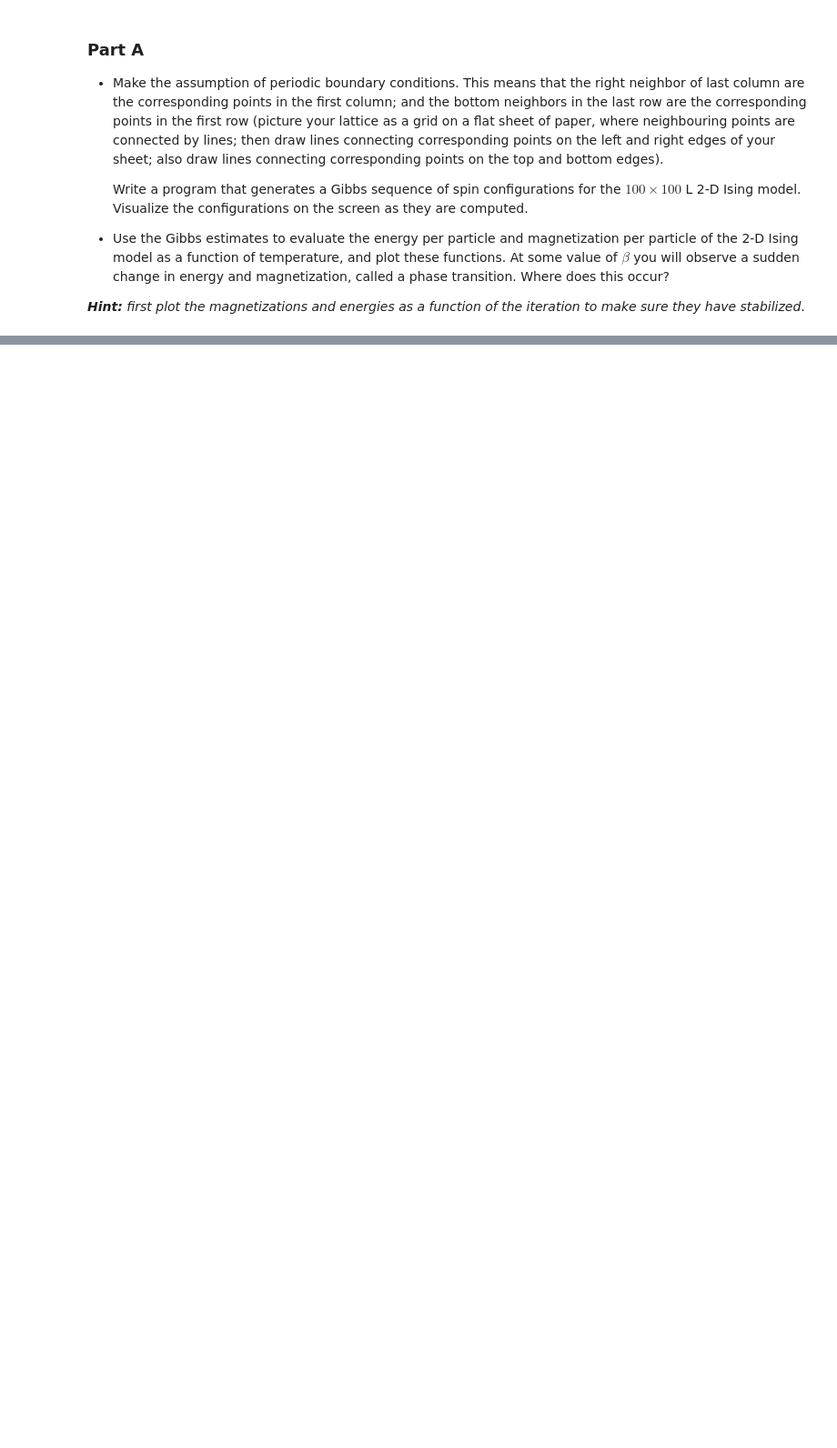
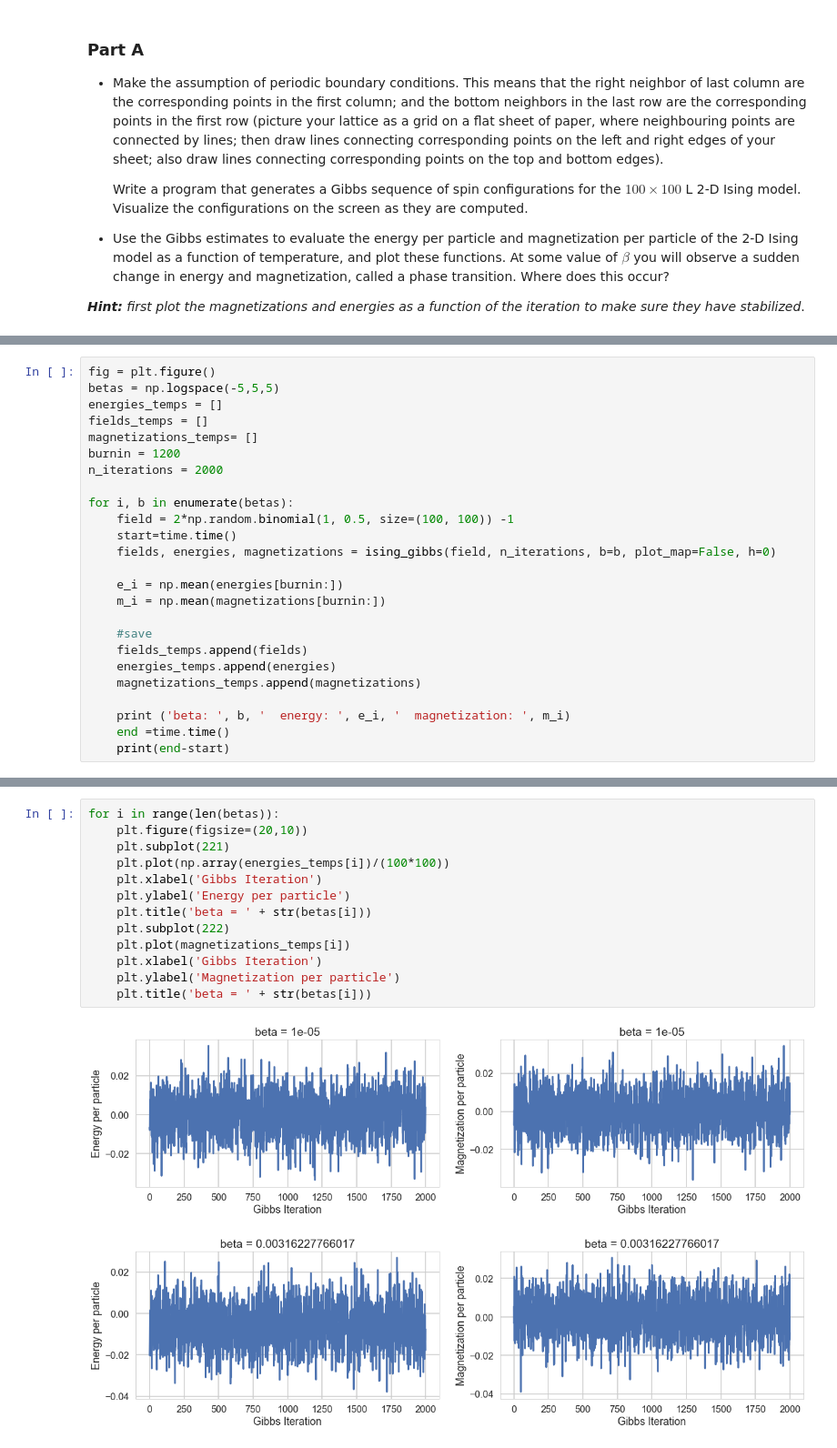
Before and after one commit to nikhilaravi/am207, a Jupyter notebook: Long_HW2_Nikhila_Ravi.ipynb, the cells around one changed output, grey strips where cells are left out. Shown at 91% size. Saved outputs shown, nothing was run; the diff lists cells and outputs as text; blank space fills up the shorter version.

```diff
--- a/Long_HW2_Nikhila_Ravi.ipynb
+++ b/Long_HW2_Nikhila_Ravi.ipynb
@@ -284,0 +218,25 @@ plt.plot(temps, energies_final)
+# %%
+fig = plt.figure()
+betas = np.logspace(-5,5,5)
+energies_temps = []
+fields_temps = []
+magnetizations_temps= []
+burnin = 1200
+n_iterations = 2000
+
+for i, b in enumerate(betas):
+    field = 2*np.random.binomial(1, 0.5, size=(100, 100)) -1
+    start=time.time()
+    fields, energies, magnetizations = ising_gibbs(field, n_iterations, b=b, plot_map=False, h=0)
+
+    e_i = np.mean(energies[burnin:])
+    m_i = np.mean(magnetizations[burnin:])
+
+    #save
+    fields_temps.append(fields)
+    energies_temps.append(energies)
+    magnetizations_temps.append(magnetizations)
+
+    print ('beta: ', b, '  energy: ', e_i, '  magnetization: ', m_i)
+    end =time.time()
+    print(end-start)
@@ -284,0 +255,16 @@ plt.plot(temps, energies_final)
+# %%
+for i in range(len(betas)):
+    plt.figure(figsize=(20,10))
+    plt.subplot(221)
+    plt.plot(np.array(energies_temps[i])/(100*100))
+    plt.xlabel('Gibbs Iteration')
+    plt.ylabel('Energy per particle')
+    plt.title('beta = ' + str(betas[i]))
+    plt.subplot(222)
+    plt.plot(magnetizations_temps[i])
+    plt.xlabel('Gibbs Iteration')
+    plt.ylabel('Magnetization per particle')
+    plt.title('beta = ' + str(betas[i]))
+# %% [output]
+[figure, added]
+[figure, added]
```
Also changed, not shown: parts of 40 cells of this notebook, 4 other files.
